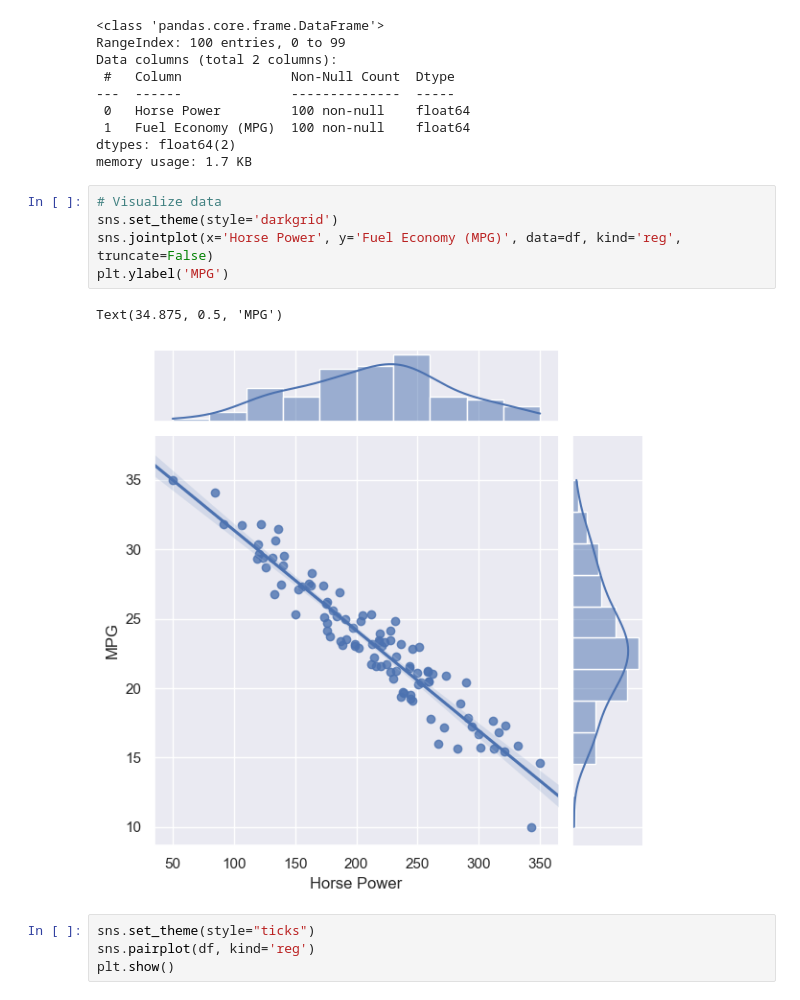
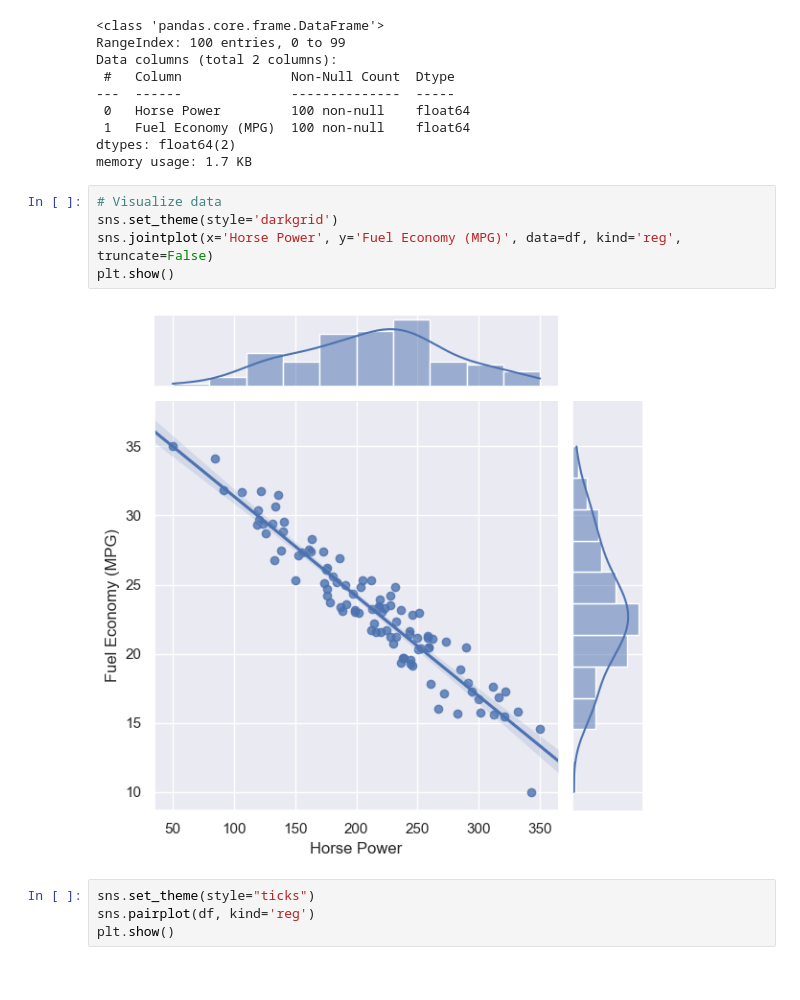
Before and after one commit to DataVizStory/Project_Fuel-Consumption_Simple-Linear-Regression, a Jupyter notebook: Fuel Consumption_Simple Linear Regression.ipynb, the cells around one changed output. Drawn from its saved outputs; the diff is of its cells as text.

```diff
--- a/Fuel Consumption_Simple Linear Regression.ipynb
+++ b/Fuel Consumption_Simple Linear Regression.ipynb
@@ -70,11 +70,10 @@ memory usage: 1.7 KB
 # %%
 # Visualize data
 sns.set_theme(style='darkgrid')
 sns.jointplot(x='Horse Power', y='Fuel Economy (MPG)', data=df, kind='reg', truncate=False)
-plt.ylabel('MPG')
+plt.show()
 # %% [output]
-Text(34.875, 0.5, 'MPG')
-[figure, old version]
+[figure, new version]
 # %%
 sns.set_theme(style="ticks")
 sns.pairplot(df, kind='reg')
```
Also changed, not shown: parts of 2 cells of this notebook, 1 other file.
